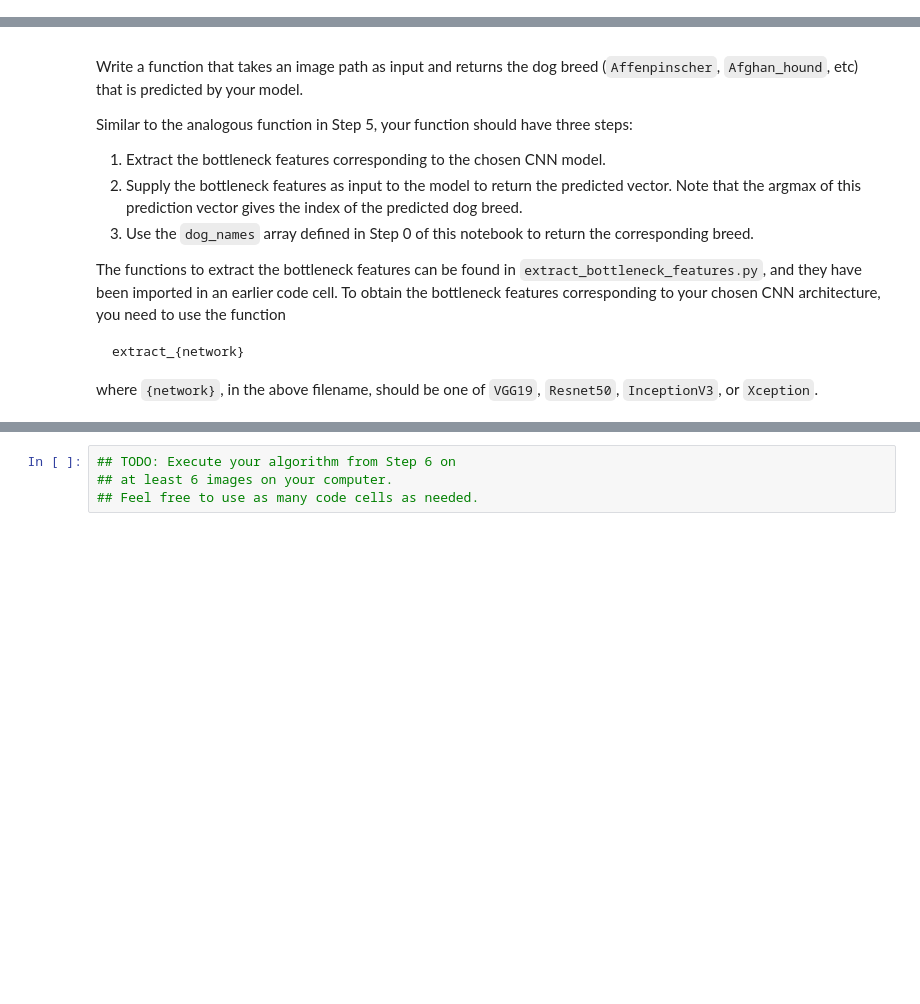
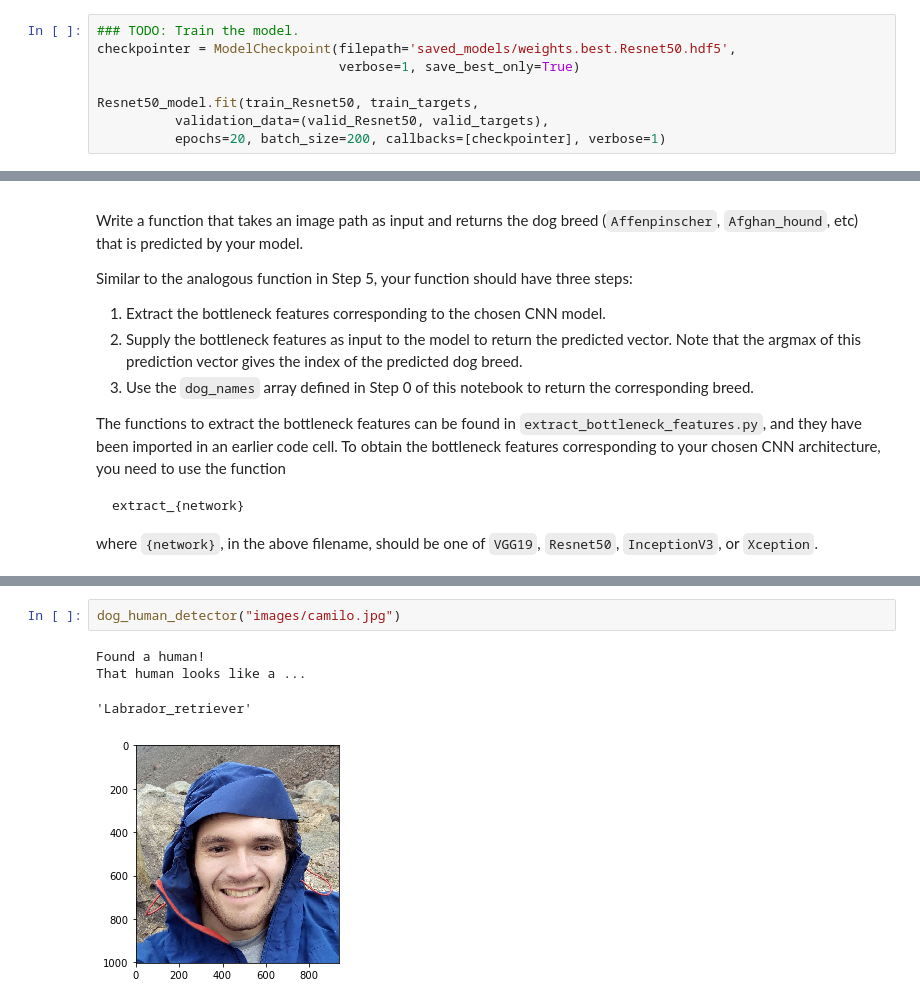
Before and after one commit to falrrema/ML_Nanodegree, a Jupyter notebook: P5_DogProyect/dog_app.ipynb, the cells around one changed output, grey strips where cells are left out. Cells and saved outputs as stored; diff of their text form; blank space fills up the shorter version.

```diff
--- a/P5_DogProyect/dog_app.ipynb
+++ b/P5_DogProyect/dog_app.ipynb
@@ -544,0 +660,8 @@ You are welcome to [augment the training data](https://blog.keras.io/building-po
+# %%
+### TODO: Train the model.
+checkpointer = ModelCheckpoint(filepath='saved_models/weights.best.Resnet50.hdf5',
+                               verbose=1, save_best_only=True)
+
+Resnet50_model.fit(train_Resnet50, train_targets,
+          validation_data=(valid_Resnet50, valid_targets),
+          epochs=20, batch_size=200, callbacks=[checkpointer], verbose=1)
@@ -608,4 +803,7 @@ __Answer:__
-# %%
-## TODO: Execute your algorithm from Step 6 on
-## at least 6 images on your computer.
-## Feel free to use as many code cells as needed.
+# %%
+dog_human_detector("images/camilo.jpg")
+# %% [output]
+Found a human!
+That human looks like a ...
+'Labrador_retriever'
+[figure, added]
```
Also changed, not shown: parts of 34 cells of this notebook.
